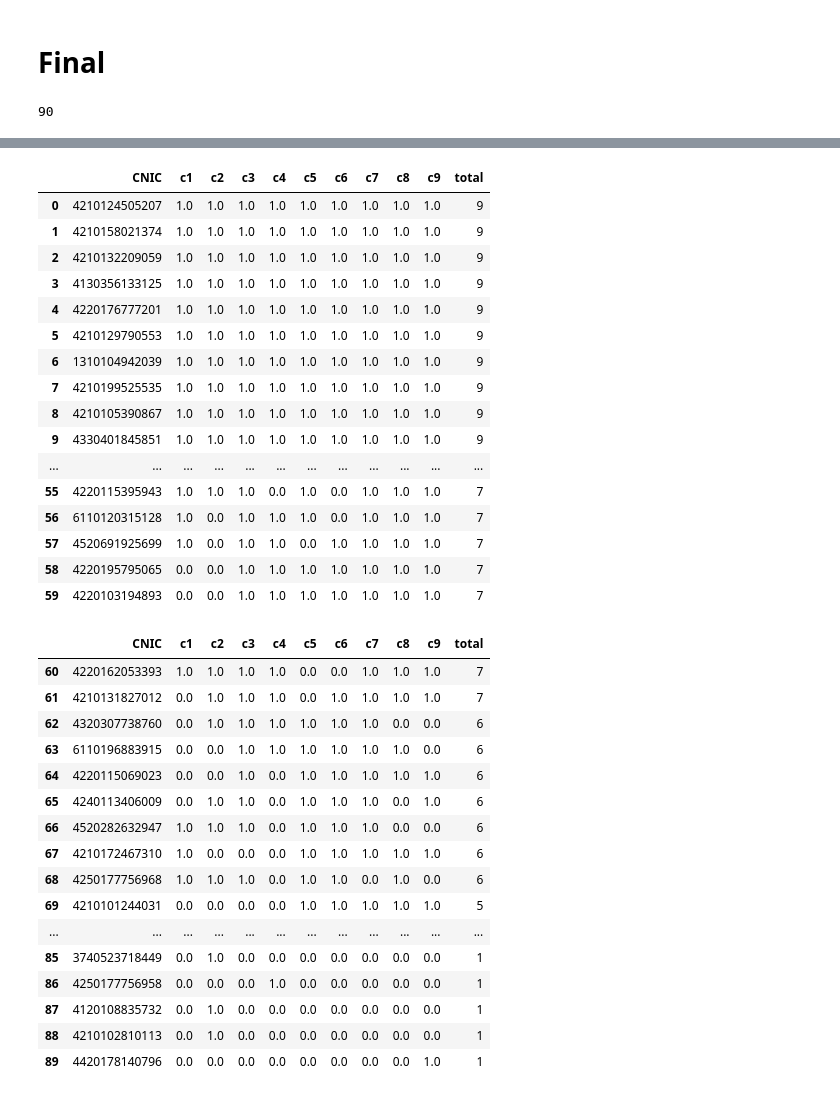
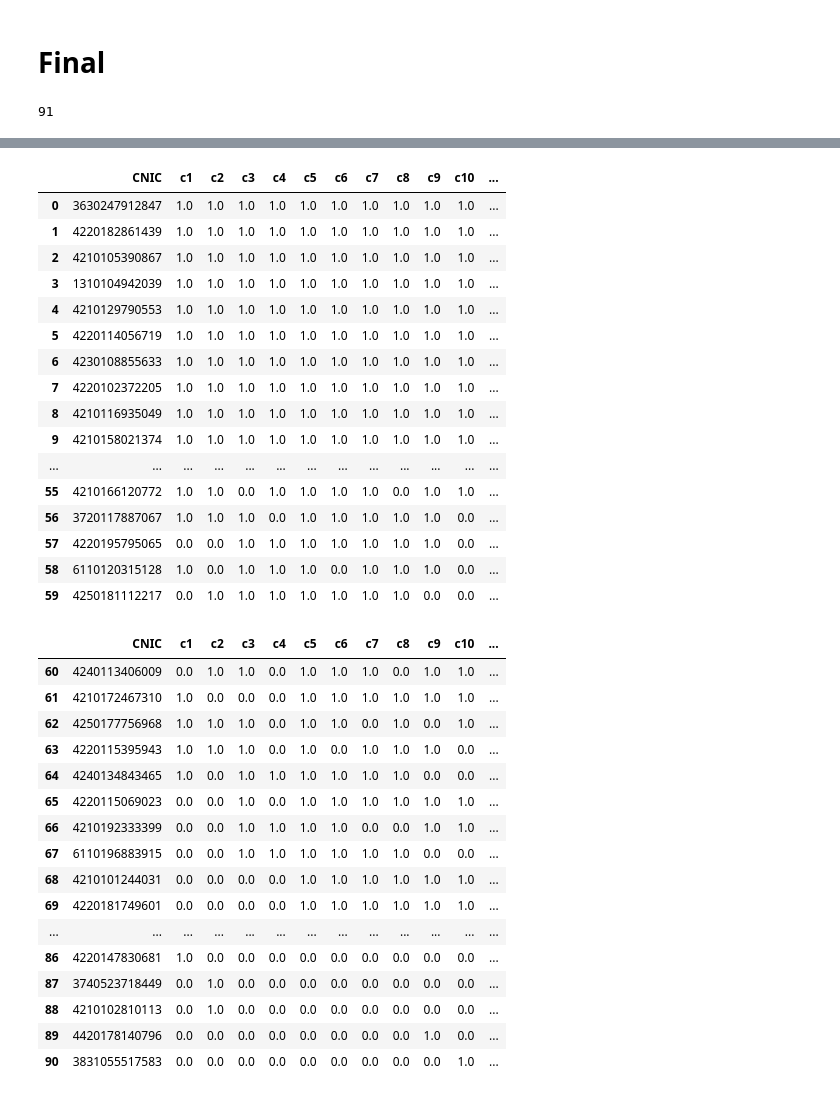
Before and after one commit to EnggQasim/NED-batch4-Python, a Jupyter notebook: attendance.ipynb, the cells around one changed output, grey strips where cells are left out. Saved outputs shown, nothing was run; the diff lists cells and outputs as text; code cells hidden in the pictures.

```diff
--- a/attendance.ipynb
+++ b/attendance.ipynb
@@ -1937,6 +2141,8 @@ df7, on="CNIC", how='outer'
 df8, on="CNIC", how='outer'
 ).fillna(0).merge(
 df9, on="CNIC", how='outer'
+).fillna(0).merge(
+df10, on="CNIC", how='outer'
 ).fillna(0)
 
 
@@ -1948,4 +2154,4 @@ display(df.iloc[:,1:-1].sum(axis=0))
 display(df.head(60))
 display(df.iloc[60:,:])
 # %% [output]
-90
+91
@@ -1961,35 +2168,35 @@ c9    63.0
 dtype: float64
-|  | CNIC | c1 | c2 | c3 | c4 | c5 | c6 | c7 | c8 | c9 | total |
-| 0 | 4210124505207 | 1.0 | 1.0 | 1.0 | 1.0 | 1.0 | 1.0 | 1.0 | 1.0 | 1.0 | 9 |
-| 1 | 4210158021374 | 1.0 | 1.0 | 1.0 | 1.0 | 1.0 | 1.0 | 1.0 | 1.0 | 1.0 | 9 |
-| 2 | 4210132209059 | 1.0 | 1.0 | 1.0 | 1.0 | 1.0 | 1.0 | 1.0 | 1.0 | 1.0 | 9 |
-| 3 | 4130356133125 | 1.0 | 1.0 | 1.0 | 1.0 | 1.0 | 1.0 | 1.0 | 1.0 | 1.0 | 9 |
-| 4 | 4220176777201 | 1.0 | 1.0 | 1.0 | 1.0 | 1.0 | 1.0 | 1.0 | 1.0 | 1.0 | 9 |
-| 5 | 4210129790553 | 1.0 | 1.0 | 1.0 | 1.0 | 1.0 | 1.0 | 1.0 | 1.0 | 1.0 | 9 |
-| 6 | 1310104942039 | 1.0 | 1.0 | 1.0 | 1.0 | 1.0 | 1.0 | 1.0 | 1.0 | 1.0 | 9 |
-| 7 | 4210199525535 | 1.0 | 1.0 | 1.0 | 1.0 | 1.0 | 1.0 | 1.0 | 1.0 | 1.0 | 9 |
-| 8 | 4210105390867 | 1.0 | 1.0 | 1.0 | 1.0 | 1.0 | 1.0 | 1.0 | 1.0 | 1.0 | 9 |
-| 9 | 4330401845851 | 1.0 | 1.0 | 1.0 | 1.0 | 1.0 | 1.0 | 1.0 | 1.0 | 1.0 | 9 |
-| ... | ... | ... | ... | ... | ... | ... | ... | ... | ... | ... | ... |
-| 55 | 4220115395943 | 1.0 | 1.0 | 1.0 | 0.0 | 1.0 | 0.0 | 1.0 | 1.0 | 1.0 | 7 |
-| 56 | 6110120315128 | 1.0 | 0.0 | 1.0 | 1.0 | 1.0 | 0.0 | 1.0 | 1.0 | 1.0 | 7 |
-| 57 | 4520691925699 | 1.0 | 0.0 | 1.0 | 1.0 | 0.0 | 1.0 | 1.0 | 1.0 | 1.0 | 7 |
-| 58 | 4220195795065 | 0.0 | 0.0 | 1.0 | 1.0 | 1.0 | 1.0 | 1.0 | 1.0 | 1.0 | 7 |
-| 59 | 4220103194893 | 0.0 | 0.0 | 1.0 | 1.0 | 1.0 | 1.0 | 1.0 | 1.0 | 1.0 | 7 |
+|  | CNIC | c1 | c2 | c3 | c4 | c5 | c6 | c7 | c8 | c9 | c10 | ... |
+| 0 | 3630247912847 | 1.0 | 1.0 | 1.0 | 1.0 | 1.0 | 1.0 | 1.0 | 1.0 | 1.0 | 1.0 | ... |
+| 1 | 4220182861439 | 1.0 | 1.0 | 1.0 | 1.0 | 1.0 | 1.0 | 1.0 | 1.0 | 1.0 | 1.0 | ... |
+| 2 | 4210105390867 | 1.0 | 1.0 | 1.0 | 1.0 | 1.0 | 1.0 | 1.0 | 1.0 | 1.0 | 1.0 | ... |
+| 3 | 1310104942039 | 1.0 | 1.0 | 1.0 | 1.0 | 1.0 | 1.0 | 1.0 | 1.0 | 1.0 | 1.0 | ... |
+| 4 | 4210129790553 | 1.0 | 1.0 | 1.0 | 1.0 | 1.0 | 1.0 | 1.0 | 1.0 | 1.0 | 1.0 | ... |
+| 5 | 4220114056719 | 1.0 | 1.0 | 1.0 | 1.0 | 1.0 | 1.0 | 1.0 | 1.0 | 1.0 | 1.0 | ... |
+| 6 | 4230108855633 | 1.0 | 1.0 | 1.0 | 1.0 | 1.0 | 1.0 | 1.0 | 1.0 | 1.0 | 1.0 | ... |
+| 7 | 4220102372205 | 1.0 | 1.0 | 1.0 | 1.0 | 1.0 | 1.0 | 1.0 | 1.0 | 1.0 | 1.0 | ... |
+| 8 | 4210116935049 | 1.0 | 1.0 | 1.0 | 1.0 | 1.0 | 1.0 | 1.0 | 1.0 | 1.0 | 1.0 | ... |
+| 9 | 4210158021374 | 1.0 | 1.0 | 1.0 | 1.0 | 1.0 | 1.0 | 1.0 | 1.0 | 1.0 | 1.0 | ... |
+| ... | ... | ... | ... | ... | ... | ... | ... | ... | ... | ... | ... | ... |
+| 55 | 4210166120772 | 1.0 | 1.0 | 0.0 | 1.0 | 1.0 | 1.0 | 1.0 | 0.0 | 1.0 | 1.0 | ... |
+| 56 | 3720117887067 | 1.0 | 1.0 | 1.0 | 0.0 | 1.0 | 1.0 | 1.0 | 1.0 | 1.0 | 0.0 | ... |
+| 57 | 4220195795065 | 0.0 | 0.0 | 1.0 | 1.0 | 1.0 | 1.0 | 1.0 | 1.0 | 1.0 | 0.0 | ... |
+| 58 | 6110120315128 | 1.0 | 0.0 | 1.0 | 1.0 | 1.0 | 0.0 | 1.0 | 1.0 | 1.0 | 0.0 | ... |
+| 59 | 4250181112217 | 0.0 | 1.0 | 1.0 | 1.0 | 1.0 | 1.0 | 1.0 | 1.0 | 0.0 | 0.0 | ... |
-|  | CNIC | c1 | c2 | c3 | c4 | c5 | c6 | c7 | c8 | c9 | total |
-| 60 | 4220162053393 | 1.0 | 1.0 | 1.0 | 1.0 | 0.0 | 0.0 | 1.0 | 1.0 | 1.0 | 7 |
-| 61 | 4210131827012 | 0.0 | 1.0 | 1.0 | 1.0 | 0.0 | 1.0 | 1.0 | 1.0 | 1.0 | 7 |
-| 62 | 4320307738760 | 0.0 | 1.0 | 1.0 | 1.0 | 1.0 | 1.0 | 1.0 | 0.0 | 0.0 | 6 |
-| 63 | 6110196883915 | 0.0 | 0.0 | 1.0 | 1.0 | 1.0 | 1.0 | 1.0 | 1.0 | 0.0 | 6 |
-| 64 | 4220115069023 | 0.0 | 0.0 | 1.0 | 0.0 | 1.0 | 1.0 | 1.0 | 1.0 | 1.0 | 6 |
-| 65 | 4240113406009 | 0.0 | 1.0 | 1.0 | 0.0 | 1.0 | 1.0 | 1.0 | 0.0 | 1.0 | 6 |
-| 66 | 4520282632947 | 1.0 | 1.0 | 1.0 | 0.0 | 1.0 | 1.0 | 1.0 | 0.0 | 0.0 | 6 |
-| 67 | 4210172467310 | 1.0 | 0.0 | 0.0 | 0.0 | 1.0 | 1.0 | 1.0 | 1.0 | 1.0 | 6 |
-| 68 | 4250177756968 | 1.0 | 1.0 | 1.0 | 0.0 | 1.0 | 1.0 | 0.0 | 1.0 | 0.0 | 6 |
-| 69 | 4210101244031 | 0.0 | 0.0 | 0.0 | 0.0 | 1.0 | 1.0 | 1.0 | 1.0 | 1.0 | 5 |
-| ... | ... | ... | ... | ... | ... | ... | ... | ... | ... | ... | ... |
-| 85 | 3740523718449 | 0.0 | 1.0 | 0.0 | 0.0 | 0.0 | 0.0 | 0.0 | 0.0 | 0.0 | 1 |
-| 86 | 4250177756958 | 0.0 | 0.0 | 0.0 | 1.0 | 0.0 | 0.0 | 0.0 | 0.0 | 0.0 | 1 |
-| 87 | 4120108835732 | 0.0 | 1.0 | 0.0 | 0.0 | 0.0 | 0.0 | 0.0 | 0.0 | 0.0 | 1 |
-| 88 | 4210102810113 | 0.0 | 1.0 | 0.0 | 0.0 | 0.0 | 0.0 | 0.0 | 0.0 | 0.0 | 1 |
-| 89 | 4420178140796 | 0.0 | 0.0 | 0.0 | 0.0 | 0.0 | 0.0 | 0.0 | 0.0 | 1.0 | 1 |
+|  | CNIC | c1 | c2 | c3 | c4 | c5 | c6 | c7 | c8 | c9 | c10 | ... |
+| 60 | 4240113406009 | 0.0 | 1.0 | 1.0 | 0.0 | 1.0 | 1.0 | 1.0 | 0.0 | 1.0 | 1.0 | ... |
+| 61 | 4210172467310 | 1.0 | 0.0 | 0.0 | 0.0 | 1.0 | 1.0 | 1.0 | 1.0 | 1.0 | 1.0 | ... |
+| 62 | 4250177756968 | 1.0 | 1.0 | 1.0 | 0.0 | 1.0 | 1.0 | 0.0 | 1.0 | 0.0 | 1.0 | ... |
+| 63 | 4220115395943 | 1.0 | 1.0 | 1.0 | 0.0 | 1.0 | 0.0 | 1.0 | 1.0 | 1.0 | 0.0 | ... |
+| 64 | 4240134843465 | 1.0 | 0.0 | 1.0 | 1.0 | 1.0 | 1.0 | 1.0 | 1.0 | 0.0 | 0.0 | ... |
+| 65 | 4220115069023 | 0.0 | 0.0 | 1.0 | 0.0 | 1.0 | 1.0 | 1.0 | 1.0 | 1.0 | 1.0 | ... |
+| 66 | 4210192333399 | 0.0 | 0.0 | 1.0 | 1.0 | 1.0 | 1.0 | 0.0 | 0.0 | 1.0 | 1.0 | ... |
+| 67 | 6110196883915 | 0.0 | 0.0 | 1.0 | 1.0 | 1.0 | 1.0 | 1.0 | 1.0 | 0.0 | 0.0 | ... |
+| 68 | 4210101244031 | 0.0 | 0.0 | 0.0 | 0.0 | 1.0 | 1.0 | 1.0 | 1.0 | 1.0 | 1.0 | ... |
+| 69 | 4220181749601 | 0.0 | 0.0 | 0.0 | 0.0 | 1.0 | 1.0 | 1.0 | 1.0 | 1.0 | 1.0 | ... |
+| ... | ... | ... | ... | ... | ... | ... | ... | ... | ... | ... | ... | ... |
+| 86 | 4220147830681 | 1.0 | 0.0 | 0.0 | 0.0 | 0.0 | 0.0 | 0.0 | 0.0 | 0.0 | 0.0 | ... |
+| 87 | 3740523718449 | 0.0 | 1.0 | 0.0 | 0.0 | 0.0 | 0.0 | 0.0 | 0.0 | 0.0 | 0.0 | ... |
+| 88 | 4210102810113 | 0.0 | 1.0 | 0.0 | 0.0 | 0.0 | 0.0 | 0.0 | 0.0 | 0.0 | 0.0 | ... |
+| 89 | 4420178140796 | 0.0 | 0.0 | 0.0 | 0.0 | 0.0 | 0.0 | 0.0 | 0.0 | 1.0 | 0.0 | ... |
+| 90 | 3831055517583 | 0.0 | 0.0 | 0.0 | 0.0 | 0.0 | 0.0 | 0.0 | 0.0 | 0.0 | 1.0 | ... |
```
Also changed, not shown: parts of 11 cells of this notebook, 1 other file.
